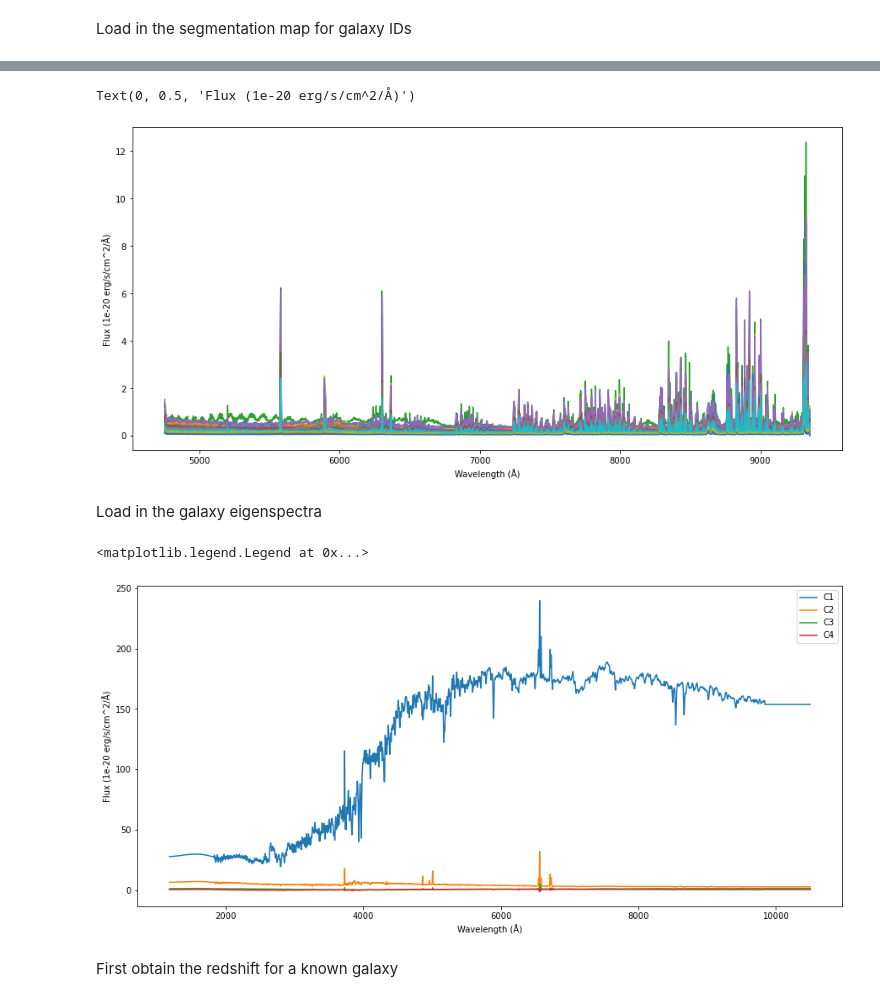
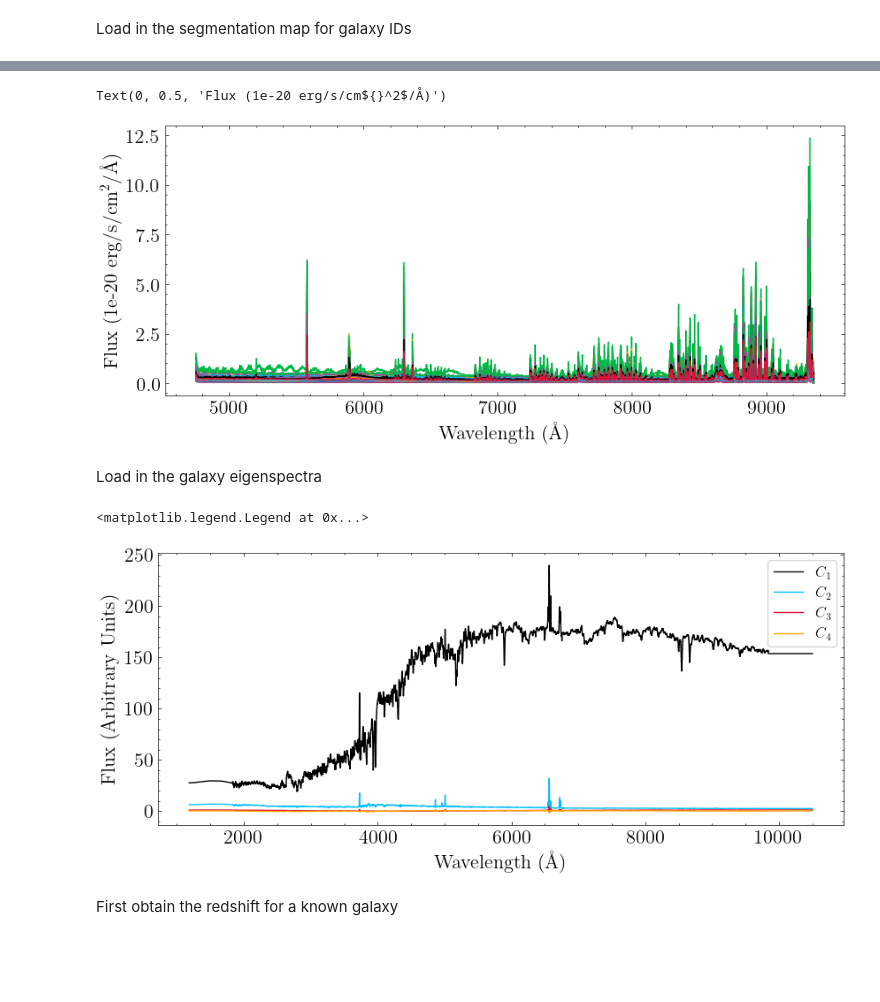
Before and after one commit to suyashk12/cgm_science, a Jupyter notebook: redshift_fitting/gal_z_fit_seg.ipynb, the cells around one changed output, grey strips where cells are left out. Saved outputs shown, nothing was run; the diff lists cells and outputs as text; code cells hidden in the pictures; blank space fills up the shorter version.

```diff
--- a/redshift_fitting/gal_z_fit_seg.ipynb
+++ b/redshift_fitting/gal_z_fit_seg.ipynb
@@ -9,6 +9,8 @@ import pandas as pd
 import os
 # %%
 rootdir = '/Users/thepoetoftwilight/Documents/CUBS/Data/PG1522+101/MUSE/'
+# %%
+plt.style.use('/Users/thepoetoftwilight/Documents/CUBS/Code/science.mplstyle')
 # %% [markdown]
 Load in the MUSE FITS file
 # %%
@@ -249,13 +255,13 @@ for i in range(len(gal_ids_arr)):
     spec_master_stack[i,:] = np.nanmean(spec_stack[idx_bright], axis=0)
     err_master_stack[i,:] = np.sqrt(np.nansum(var_stack[idx_bright], axis=0))/len(seg_map_gal_x)
 # %%
-fig, ax = plt.subplots(1, figsize=(15,7))
+fig, ax = plt.subplots(1, figsize=(10,4))
 
 for i in range(len(gal_ids_arr)):
     ax.plot(wav_arr, spec_master_stack[i,:])
 
 ax.set_xlabel('Wavelength (Å)')
-ax.set_ylabel('Flux (1e-20 erg/s/cm^2/Å)')
+ax.set_ylabel(r'Flux (1e-20 erg/s/cm${}^2$/Å)')
 
 #ax.set_ylim(0,7.2)
 #ax.legend()
@@ -265,17 +271,17 @@ Text(0, 0.5, 'Flux (1e-20 erg/s/cm^2/Å)')
 # %%
-fig, ax = plt.subplots(1, figsize=(15,7))
+fig, ax = plt.subplots(1, figsize=(10,4))
 
 for i in range(len(gal_ids_arr)):
     ax.plot(wav_arr, err_master_stack[i,:])
 
 ax.set_xlabel('Wavelength (Å)')
-ax.set_ylabel('Flux (1e-20 erg/s/cm^2/Å)')
+ax.set_ylabel(r'Flux (1e-20 erg/s/cm${}^2$/Å)')
 
 #ax.set_ylim(0,7.2)
 #ax.legend()
 # %% [output]
-Text(0, 0.5, 'Flux (1e-20 erg/s/cm^2/Å)')
+Text(0, 0.5, 'Flux (1e-20 erg/s/cm${}^2$/Å)')
-[figure, old version]
+[figure, new version]
 # %% [markdown]
 Load in the galaxy eigenspectra
 # %%
@@ -287,19 +293,19 @@ c2 = eigenspec_df['c2']
 c3 = eigenspec_df['c3']
 c4 = eigenspec_df['c4']
 # %%
-fig, ax = plt.subplots(1, figsize=(15,7))
+fig, ax = plt.subplots(1, figsize=(10,4))
 
-ax.plot(wav_eigen, c1, label='C1')
-ax.plot(wav_eigen, c2, label='C2')
-ax.plot(wav_eigen, c3, label='C3')
-ax.plot(wav_eigen, c4, label='C4')
+ax.step(wav_eigen, c1, where='mid', label=r'$C_1$')
+ax.step(wav_eigen, c2, where='mid', label=r'$C_2$')
+ax.step(wav_eigen, c3, where='mid', label=r'$C_3$')
+ax.step(wav_eigen, c4, where='mid', label=r'$C_4$')
 
 ax.set_xlabel('Wavelength (Å)')
-ax.set_ylabel('Flux (1e-20 erg/s/cm^2/Å)')
+ax.set_ylabel('Flux (Arbitrary Units)')
 
 ax.legend()
 # %% [output]
 <matplotlib.legend.Legend at 0x...>
-[figure, old version]
+[figure, new version]
 # %% [markdown]
 First obtain the redshift for a known galaxy
```
Also changed, not shown: parts of 7 cells of this notebook, 41 other files.
